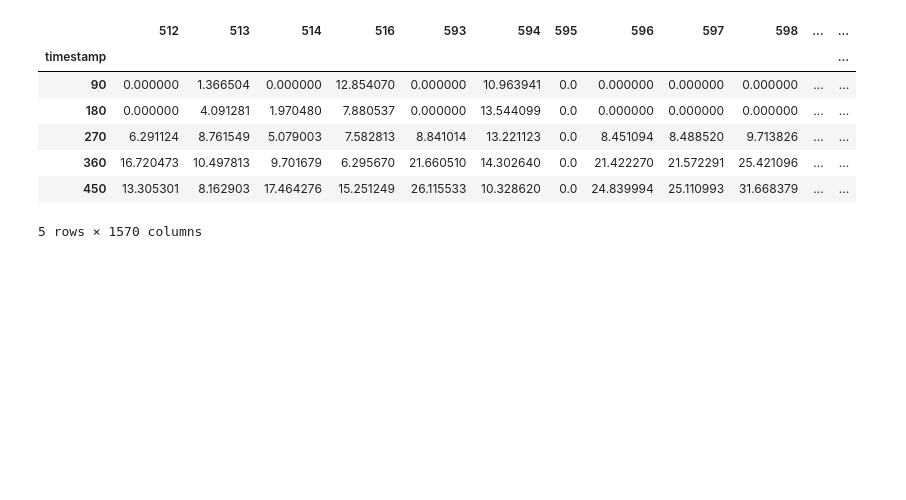
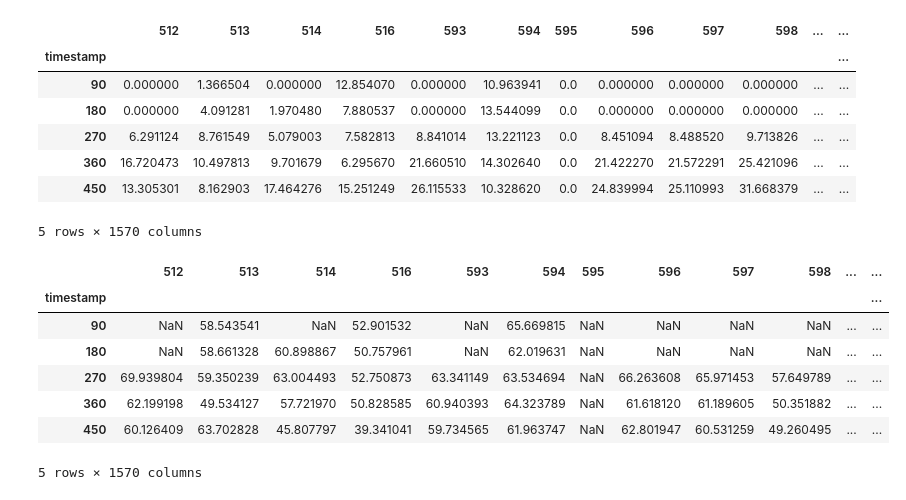
Before and after one commit to margauxfstn/Lab-1-Traffic, a Jupyter notebook: lab1Lorenzo.ipynb, the cells around one changed output. Drawn from its saved outputs; the diff is of its cells as text; code cells hidden in the pictures; blank space fills up the shorter version.

```diff
--- a/lab1Lorenzo.ipynb
+++ b/lab1Lorenzo.ipynb
@@ -261,8 +261,16 @@ df_density.head()
 # %%
 # Speed (km/h) = Volume (veh/h) / Density (veh/km)
 df_speed = veh_per_hour / df_density
-df_speed = df_speed.replace([np.inf, -np.inf], np.nan)   # guard against divide-by-zero when density is 0
 df_speed.index.name = "timestamp"
 df_speed.columns = df_speed.columns.astype(str)
 
 df_speed.head()
+# %% [output]
+|  | 512 | 513 | 514 | 516 | 593 | 594 | 595 | 596 | 597 | 598 | ... | ... |
+| timestamp |  |  |  |  |  |  |  |  |  |  |  | ... |
+| 90 | NaN | 58.543541 | NaN | 52.901532 | NaN | 65.669815 | NaN | NaN | NaN | NaN | ... | ... |
+| 180 | NaN | 58.661328 | 60.898867 | 50.757961 | NaN | 62.019631 | NaN | NaN | NaN | NaN | ... | ... |
+| 270 | 69.939804 | 59.350239 | 63.004493 | 52.750873 | 63.341149 | 63.534694 | NaN | 66.263608 | 65.971453 | 57.649789 | ... | ... |
+| 360 | 62.199198 | 49.534127 | 57.721970 | 50.828585 | 60.940393 | 64.323789 | NaN | 61.618120 | 61.189605 | 50.351882 | ... | ... |
+| 450 | 60.126409 | 63.702828 | 45.807797 | 39.341041 | 59.734565 | 61.963747 | NaN | 62.801947 | 60.531259 | 49.260495 | ... | ... |
+5 rows × 1570 columns
```
Also changed, not shown: parts of 3 cells of this notebook.
